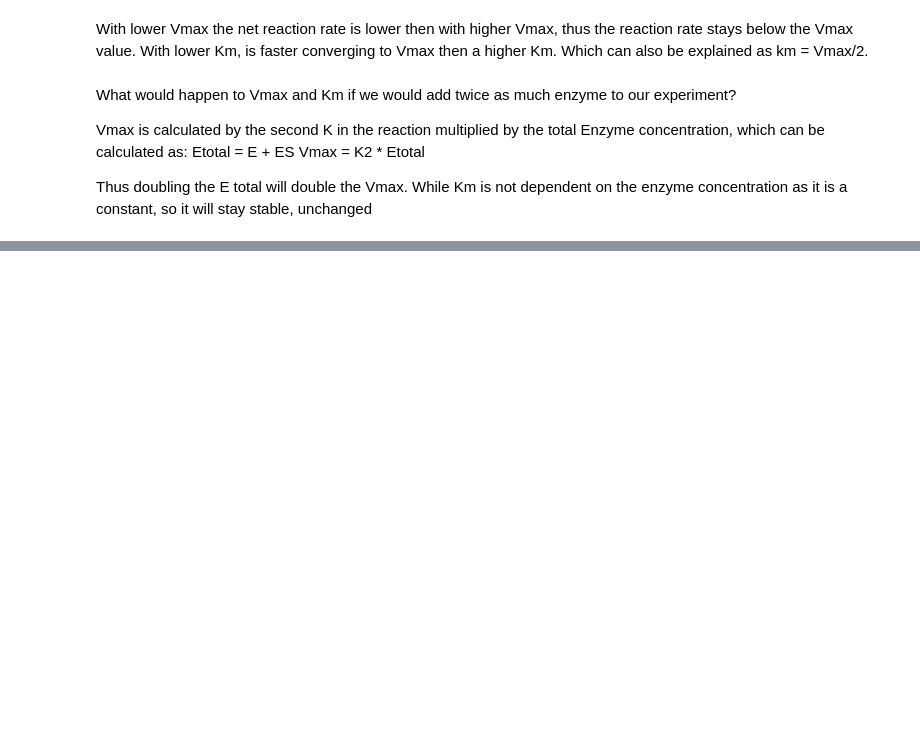
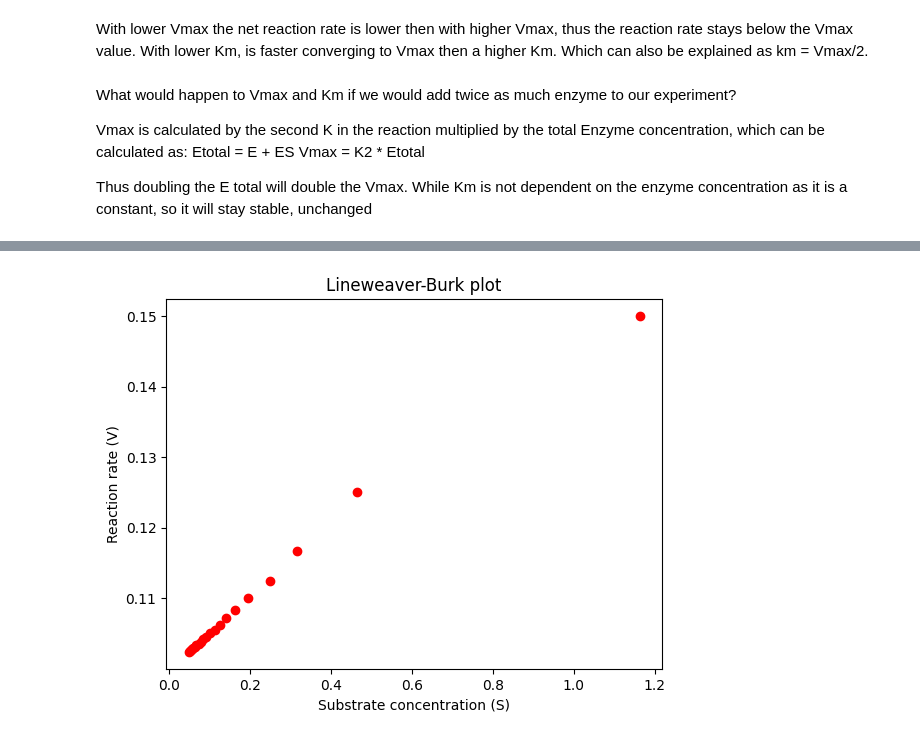
Before and after one commit to sachagijsbers/comp_bio, a Jupyter notebook: lawofmass.ipynb, the cells around one changed output, grey strips where cells are left out. Cells and saved outputs as stored; diff of their text form; code cells hidden in the pictures; blank space fills up the shorter version.

```diff
--- a/lawofmass.ipynb
+++ b/lawofmass.ipynb
@@ -58,0 +89,11 @@ Thus doubling the E total will double the Vmax. While Km is not dependent on the
+# %%
+S_data_array = np.array(S_data)[1:]
+V_data_array = np.array(V_data)[1:]
+
+plt.plot(1/S_data_array, 1/V_data_array, 'ro')
+plt.xlabel('Substrate concentration (S)')
+plt.ylabel('Reaction rate (V)')
+plt.title('Lineweaver-Burk plot')
+plt.show()
+# %% [output]
+[figure, added]
```
Also changed, not shown: parts of 3 cells of this notebook, 1 other file.
